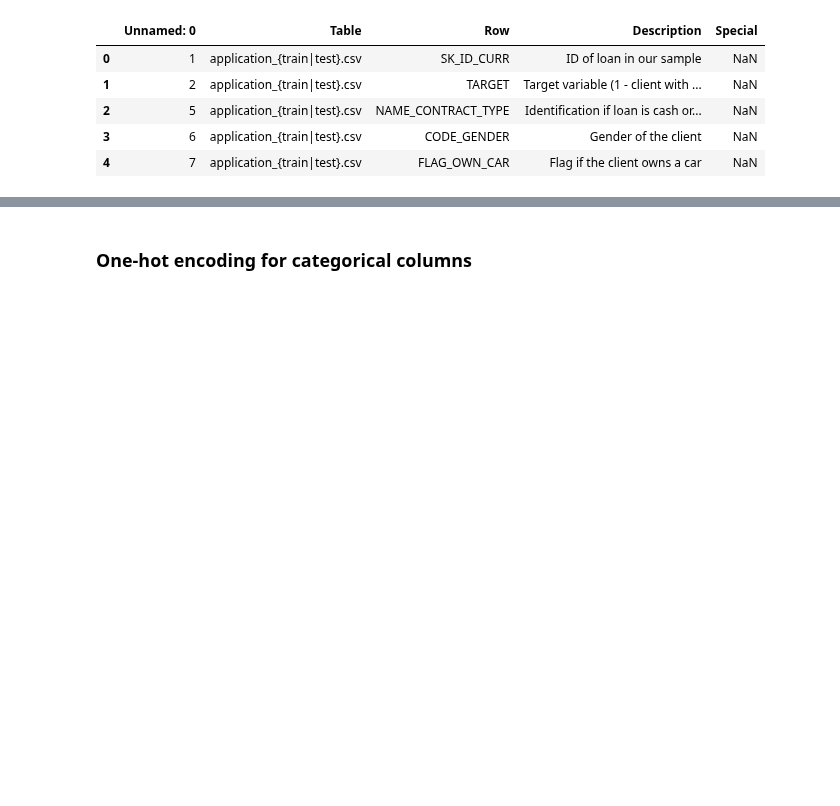
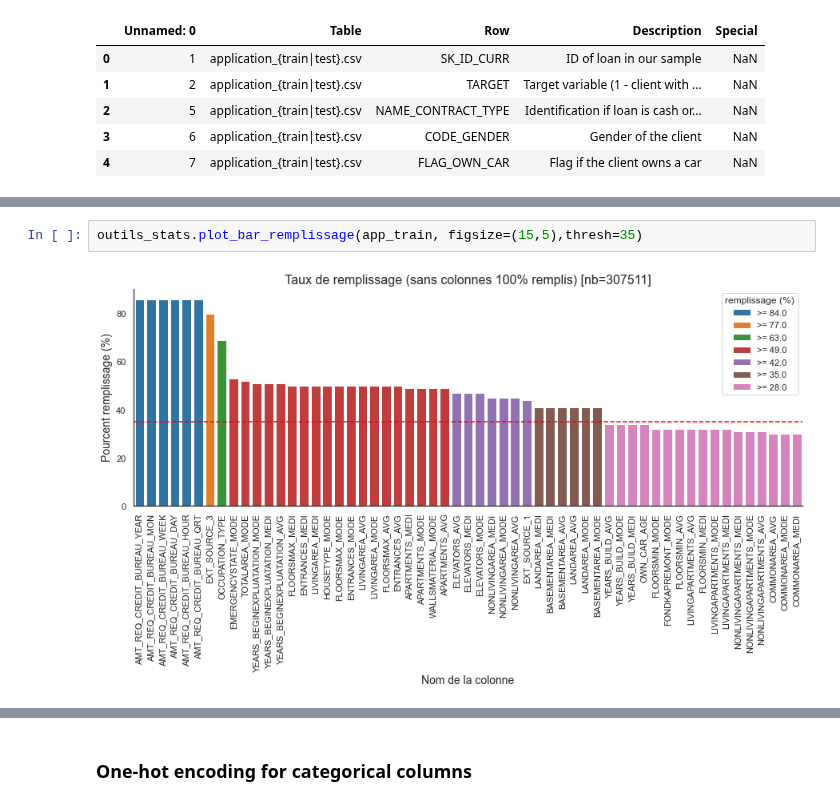
Before and after one commit to mrcreasey/oc-ds-p7-scoring-dashboard, a Jupyter notebook: code/P7_nettoyage.ipynb, the cells around one changed output, grey strips where cells are left out. Saved outputs shown, nothing was run; the diff lists cells and outputs as text; blank space fills up the shorter version.

```diff
--- a/code/P7_nettoyage.ipynb
+++ b/code/P7_nettoyage.ipynb
@@ -263,0 +312,4 @@ field_descriptions().head()
+# %%
+outils_stats.plot_bar_remplissage(app_train, figsize=(15,5),thresh=35)
+# %% [output]
+[figure, added]
```
Also changed, not shown: parts of 38 cells of this notebook, 1 other file.
